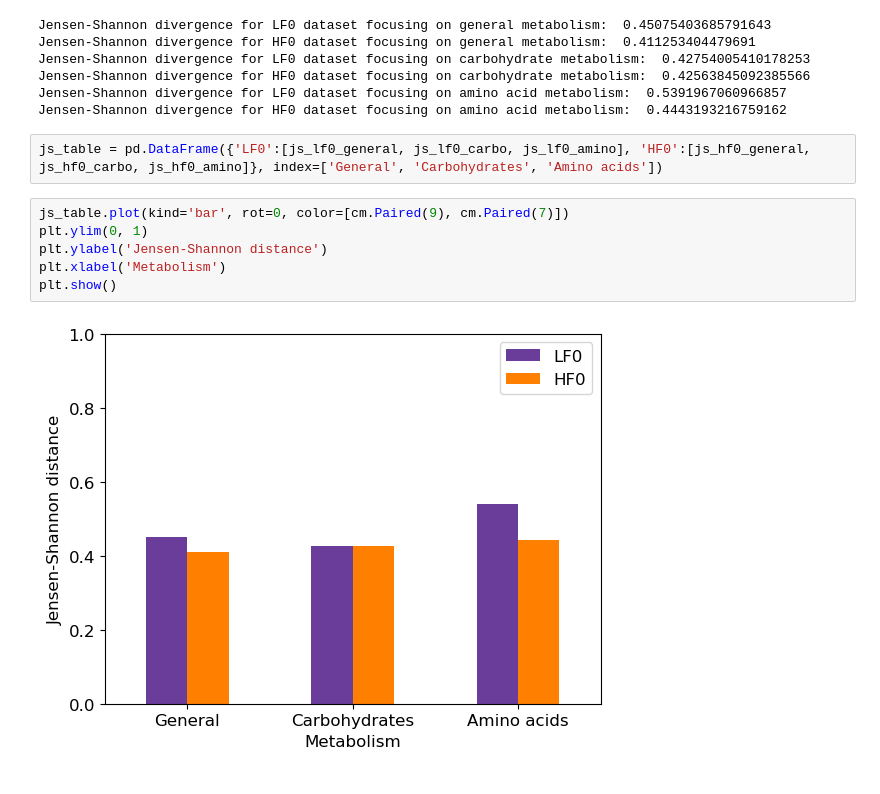
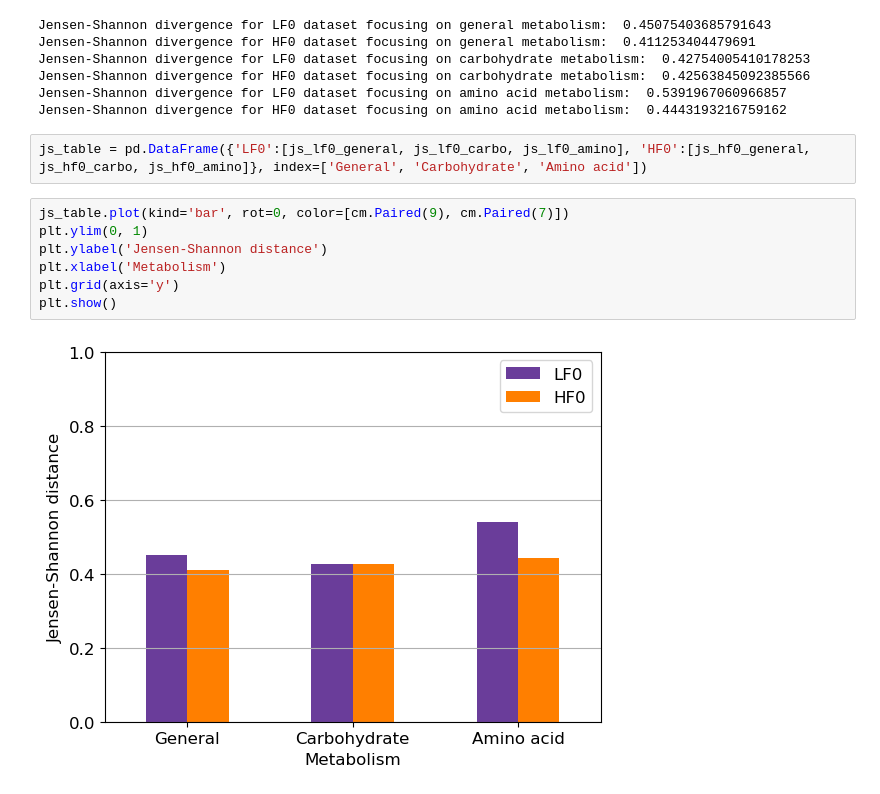
Before and after one commit to alejandrocs98/masters-thesis, a Jupyter notebook: eco_metabo_analysis.ipynb, the cells around one changed output. Cells and saved outputs as stored; diff of their text form.

```diff
--- a/eco_metabo_analysis.ipynb
+++ b/eco_metabo_analysis.ipynb
@@ -176,12 +176,13 @@ Jensen-Shannon divergence for HF0 dataset focusing on carbohydrate metabolism:
 Jensen-Shannon divergence for LF0 dataset focusing on amino acid metabolism:  0.5391967060966857
 Jensen-Shannon divergence for HF0 dataset focusing on amino acid metabolism:  0.4443193216759162
 # %%
-js_table = pd.DataFrame({'LF0':[js_lf0_general, js_lf0_carbo, js_lf0_amino], 'HF0':[js_hf0_general, js_hf0_carbo, js_hf0_amino]}, index=['General', 'Carbohydrates', 'Amino acids'])
+js_table = pd.DataFrame({'LF0':[js_lf0_general, js_lf0_carbo, js_lf0_amino], 'HF0':[js_hf0_general, js_hf0_carbo, js_hf0_amino]}, index=['General', 'Carbohydrate', 'Amino acid'])
 # %%
 js_table.plot(kind='bar', rot=0, color=[cm.Paired(9), cm.Paired(7)])
 plt.ylim(0, 1)
 plt.ylabel('Jensen-Shannon distance')
 plt.xlabel('Metabolism')
+plt.grid(axis='y')
 plt.show()
 # %% [output]
-[figure, old version]
+[figure, new version]
```
Also changed, not shown: parts of 7 cells of this notebook.
